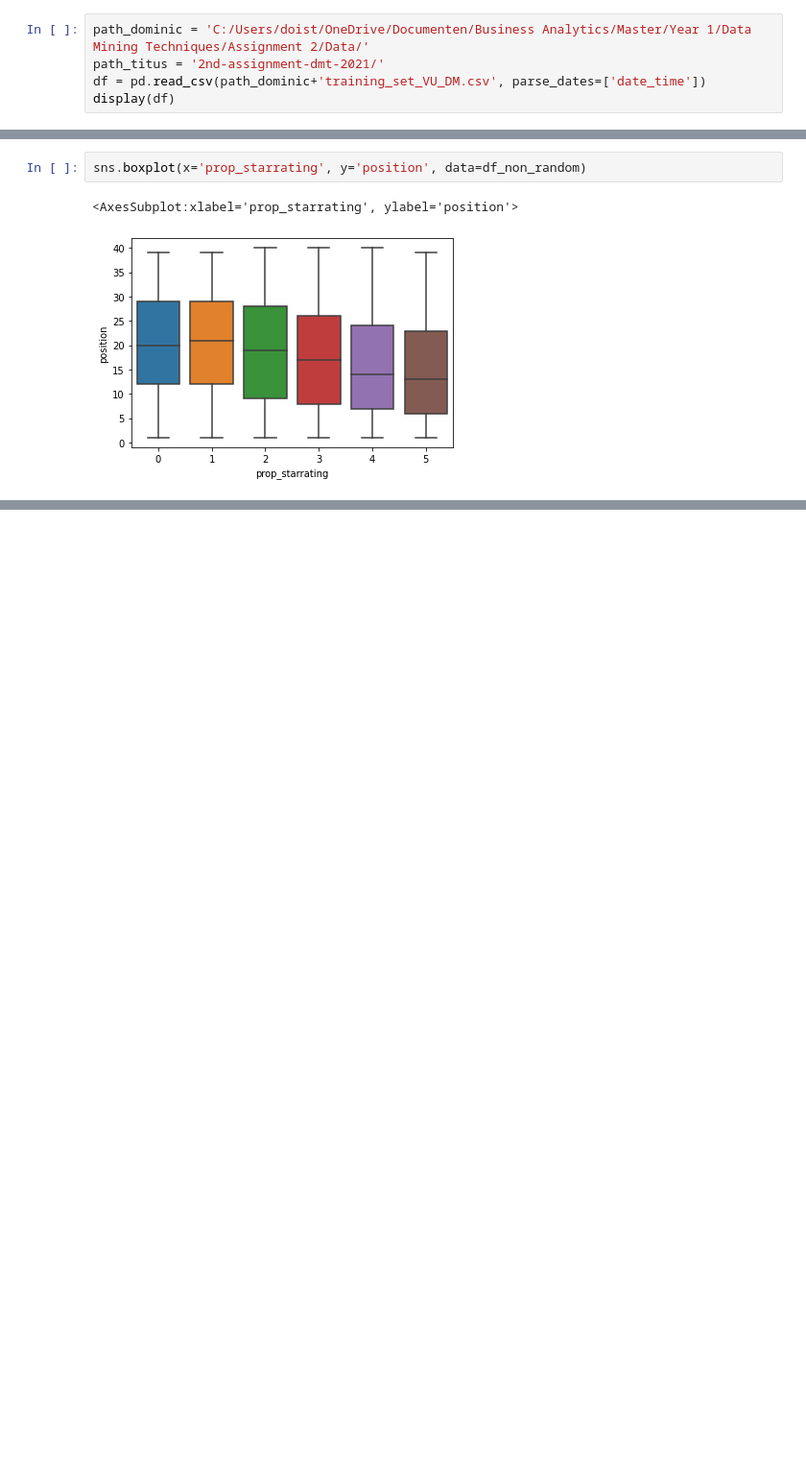
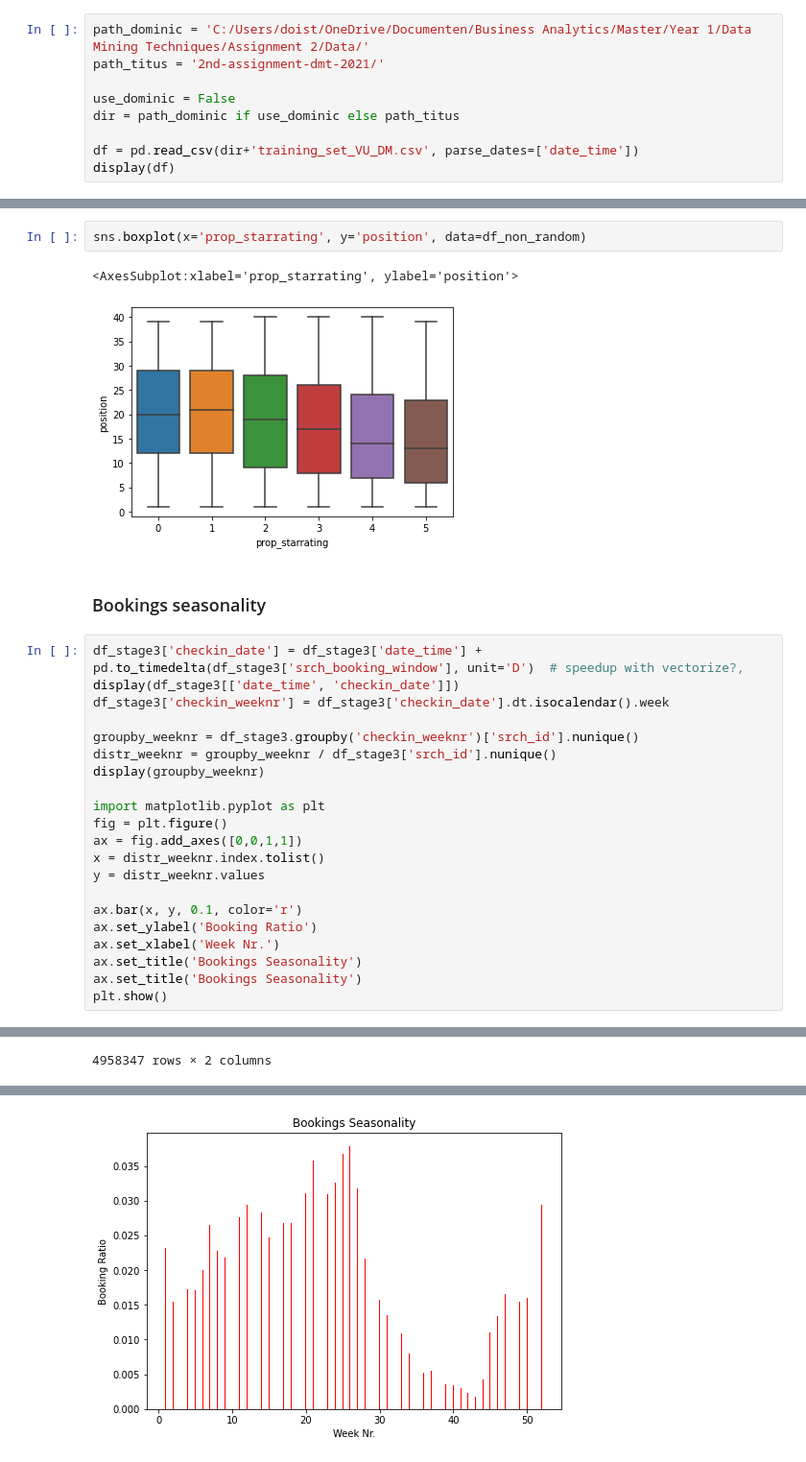
Before and after one commit to tituspellegrom/DataMiningTechniques, a Jupyter notebook: Assignment2/exploration_backup.ipynb, the cells around one changed output, grey strips where cells are left out. Shown at 96% size. Drawn from its saved outputs; the diff is of its cells as text; blank space fills up the shorter version.

```diff
--- a/Assignment2/exploration_backup.ipynb
+++ b/Assignment2/exploration_backup.ipynb
@@ -23,7 +23,11 @@ import seaborn as sns
 # %%
 path_dominic = 'C:/Users/doist/OneDrive/Documenten/Business Analytics/Master/Year 1/Data Mining Techniques/Assignment 2/Data/'
 path_titus = '2nd-assignment-dmt-2021/'
-df = pd.read_csv(path_dominic+'training_set_VU_DM.csv', parse_dates=['date_time'])
+
+use_dominic = False
+dir = path_dominic if use_dominic else path_titus
+
+df = pd.read_csv(dir+'training_set_VU_DM.csv', parse_dates=['date_time'])
 display(df)
 # %% [output]
 |  | srch_id | date_time | site_id | visitor_location_country_id | visitor_hist_starrating | visitor_hist_adr_usd | ... |
@@ -628,3 +560,27 @@ sns.boxplot(x='prop_starrating', y='position', data=df_non_random)
 # %% [output]
 <AxesSubplot:xlabel='prop_starrating', ylabel='position'>
 [figure]
+# %% [markdown]
+### Bookings seasonality
+# %%
+df_stage3['checkin_date'] = df_stage3['date_time'] + pd.to_timedelta(df_stage3['srch_booking_window'], unit='D')  # speedup with vectorize?,
+display(df_stage3[['date_time', 'checkin_date']])
+df_stage3['checkin_weeknr'] = df_stage3['checkin_date'].dt.isocalendar().week
+
+groupby_weeknr = df_stage3.groupby('checkin_weeknr')['srch_id'].nunique()
+distr_weeknr = groupby_weeknr / df_stage3['srch_id'].nunique()
+display(groupby_weeknr)
+
+import matplotlib.pyplot as plt
+fig = plt.figure()
+ax = fig.add_axes([0,0,1,1])
+x = distr_weeknr.index.tolist()
+y = distr_weeknr.values
+
+ax.bar(x, y, 0.1, color='r')
+ax.set_ylabel('Booking Ratio')
+ax.set_xlabel('Week Nr.')
+ax.set_title('Bookings Seasonality')
+ax.set_title('Bookings Seasonality')
+plt.show()
+# %% [output]
@@ -630,0 +599 @@ sns.boxplot(x='prop_starrating', y='position', data=df_non_random)
+4958347 rows × 2 columns
@@ -630,0 +617 @@ sns.boxplot(x='prop_starrating', y='position', data=df_non_random)
+[figure, added]
```
Also changed, not shown: parts of 13 cells of this notebook, 1 other file.
